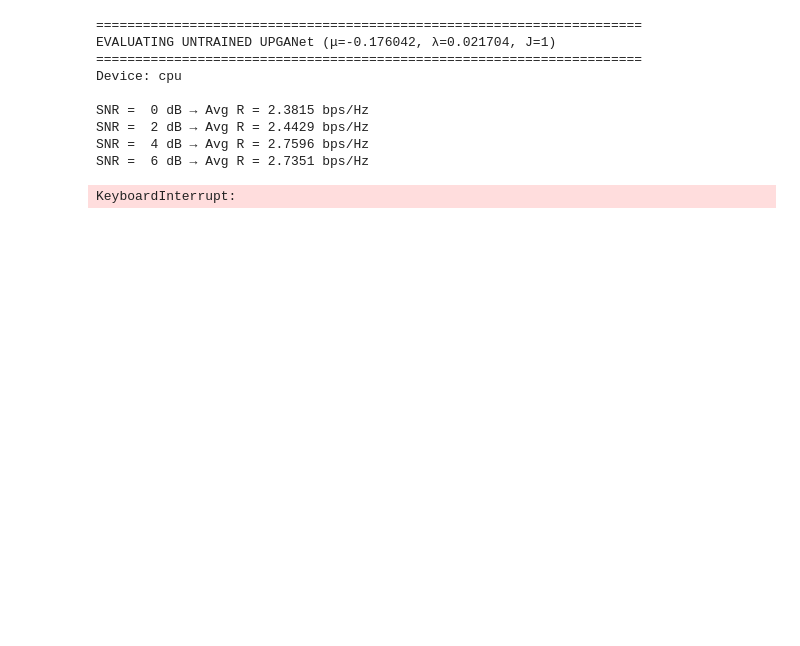
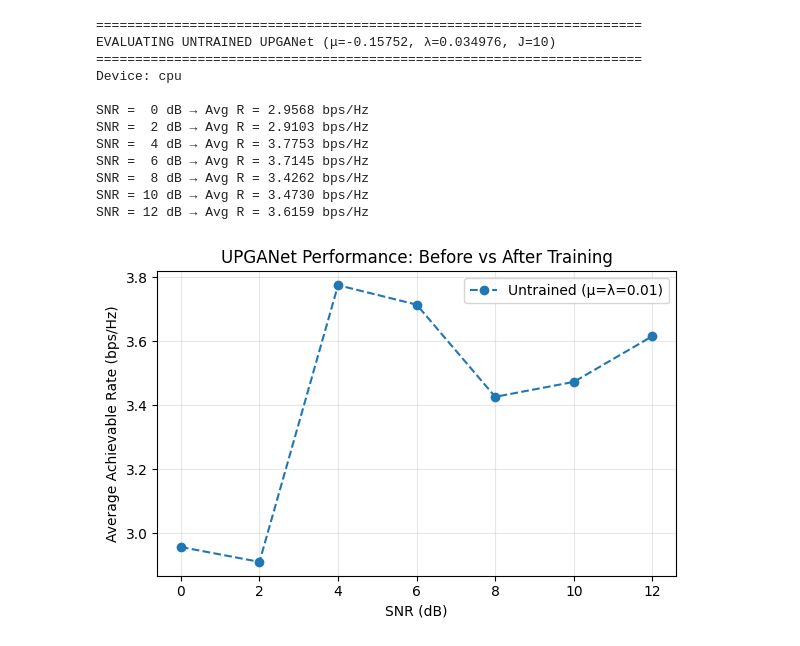
Before and after one commit to SurangaPrasad/mimo_jcas_system, a Jupyter notebook: training_models.ipynb, the cells around one changed output. Drawn from its saved outputs; the diff is of its cells as text; code cells hidden in the pictures; blank space fills up the shorter version.

```diff
--- a/training_models.ipynb
+++ b/training_models.ipynb
@@ -261,38 +277,41 @@ def evaluate_untrained_upganet(mu_val=0.01, lambda_val=0.01, J=1, num_realizatio
         R_untrained_list.append(R_avg)
         print(f"SNR = {snr_db:2d} dB → Avg R = {R_avg:.4f} bps/Hz")
 
     return R_untrained_list
 
 
 # Evaluate untrained (μ=λ=0.01)
 untrained_results = evaluate_untrained_upganet(
-    mu_val=-0.176042, lambda_val=0.021704, J=1,
-    num_realizations=100, snr_range=range(0, 13, 2)
+    mu_val=-0.157520, lambda_val=0.034976, J=10,
+    num_realizations=10, snr_range=range(0, 13, 2)
 )
 
 # ==== Plot comparison ====
 import matplotlib.pyplot as plt
 
 snr_vals = list(range(0, 13, 2))
 
 plt.figure(figsize=(6,4))
 plt.plot(snr_vals, untrained_results, 'o--', label='Untrained (μ=λ=0.01)')
 # plt.plot(snr_vals, trained_results, 's-', label='Trained UPGANet')
 plt.xlabel('SNR (dB)')
 plt.ylabel('Average Achievable Rate (bps/Hz)')
 plt.title('UPGANet Performance: Before vs After Training')
 plt.grid(True, alpha=0.3)
 plt.legend()
 plt.tight_layout()
 plt.show()
 # %% [output]
 ======================================================================
-EVALUATING UNTRAINED UPGANet (μ=-0.176042, λ=0.021704, J=1)
+EVALUATING UNTRAINED UPGANet (μ=-0.15752, λ=0.034976, J=10)
 ======================================================================
 Device: cpu
 
-SNR =  0 dB → Avg R = 2.3815 bps/Hz
-SNR =  2 dB → Avg R = 2.4429 bps/Hz
-SNR =  4 dB → Avg R = 2.7596 bps/Hz
-SNR =  6 dB → Avg R = 2.7351 bps/Hz
+SNR =  0 dB → Avg R = 2.9568 bps/Hz
+SNR =  2 dB → Avg R = 2.9103 bps/Hz
+SNR =  4 dB → Avg R = 3.7753 bps/Hz
+SNR =  6 dB → Avg R = 3.7145 bps/Hz
+SNR =  8 dB → Avg R = 3.4262 bps/Hz
+SNR = 10 dB → Avg R = 3.4730 bps/Hz
+SNR = 12 dB → Avg R = 3.6159 bps/Hz
-KeyboardInterrupt:
+[figure, added]
```
Also changed, not shown: parts of 1 cell of this notebook.
